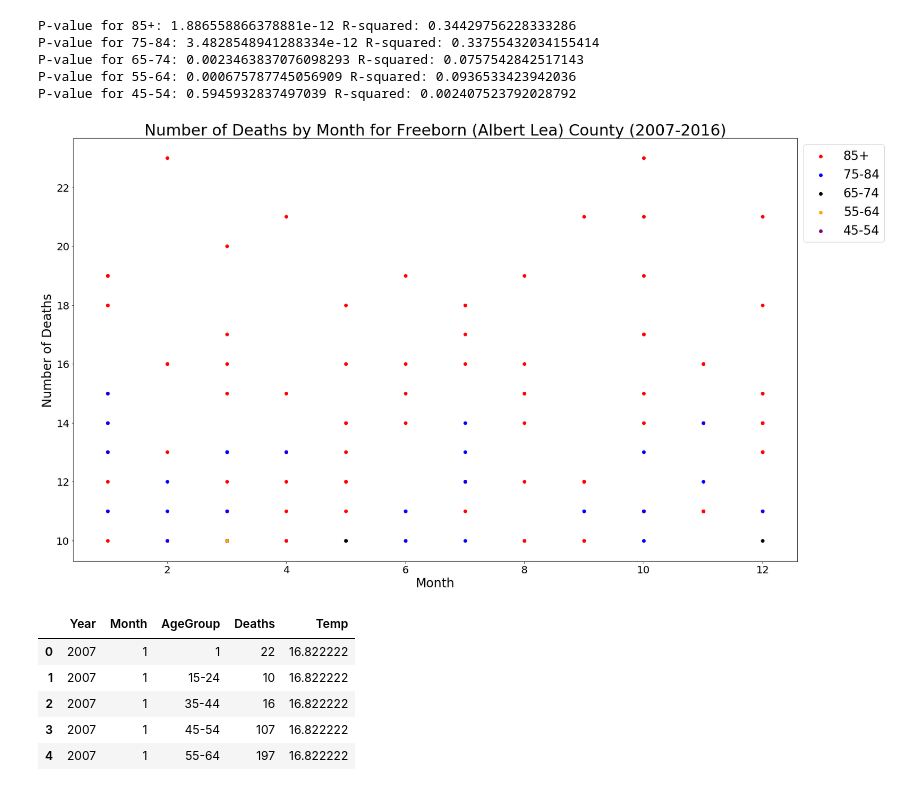
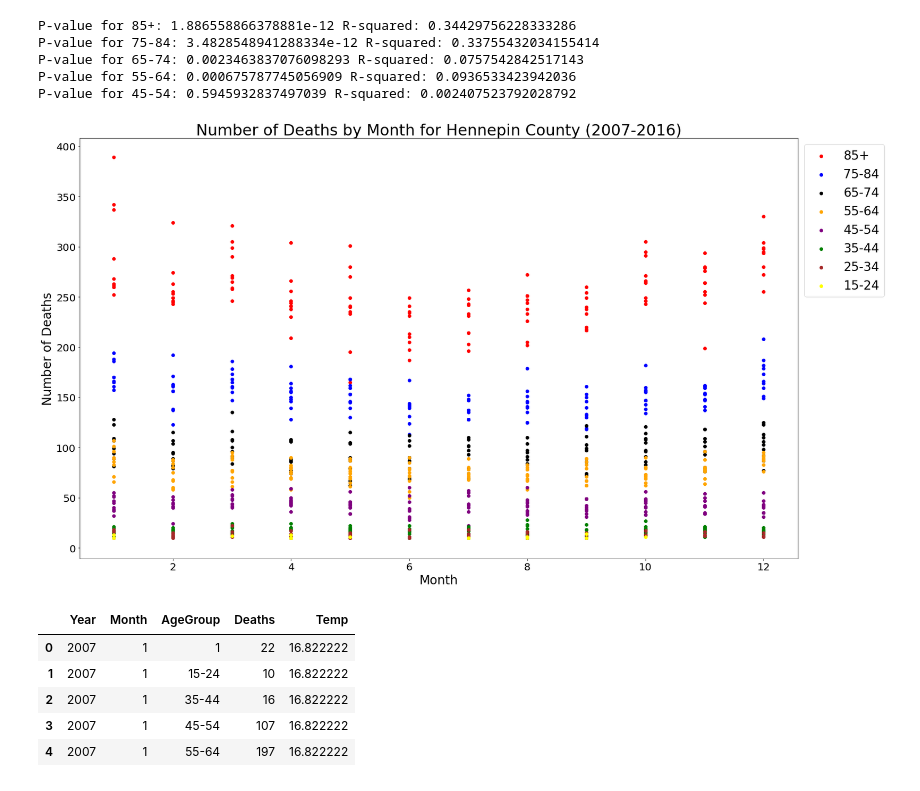
Before and after one commit to llreber/sparkmagicProject, a Jupyter notebook: Code/ClimateData.ipynb, the cells around one changed output. Saved outputs shown, nothing was run; the diff lists cells and outputs as text; code cells hidden in the pictures.

```diff
--- a/Code/ClimateData.ipynb
+++ b/Code/ClimateData.ipynb
@@ -100,23 +111,24 @@ P-value for 65-74: 0.0023463837076098293 R-squared: 0.0757542842517143
 P-value for 55-64: 0.000675787745056909 R-squared: 0.0936533423942036
 P-value for 45-54: 0.5945932837497039 R-squared: 0.002407523792028792
 # %%
+#plot the death rate by month for the different age groups
 plt.figure(figsize=(25,15))
 plt.scatter(x=group1["Month"], y=group1["Deaths"], color = "red", label = "85+")
 plt.scatter(x=group2["Month"], y=group2["Deaths"], color = "blue",label = "75-84")
 plt.scatter(x=group3["Month"], y=group3["Deaths"], color = "black",label = "65-74")
 plt.scatter(x=group4["Month"], y=group4["Deaths"], color = "orange",label = "55-64")
 plt.scatter(x=group5["Month"], y=group5["Deaths"], color = "purple",label = "45-54")
-#plt.scatter(x=group6["Month"], y=group6["Deaths"], color = "green",label = "35-44")
-#plt.scatter(x=group7["Month"], y=group7["Deaths"], color = "brown",label = "25-34")
-#plt.scatter(x=group8["Month"], y=group8["Deaths"], color = "yellow",label = "15-24")
+plt.scatter(x=group6["Month"], y=group6["Deaths"], color = "green",label = "35-44")
+plt.scatter(x=group7["Month"], y=group7["Deaths"], color = "brown",label = "25-34")
+plt.scatter(x=group8["Month"], y=group8["Deaths"], color = "yellow",label = "15-24")
 matplotlib.rc('xtick', labelsize=20)
 plt.xlabel("Month", fontsize=24)
 matplotlib.rc('ytick', labelsize=20)
 plt.ylabel("Number of Deaths", fontsize=24)
 plt.title("Number of Deaths by Month for Hennepin County (2007-2016)", fontsize=30)
 plt.legend(bbox_to_anchor=(1, 1), fontsize=24)
-#plt.savefig("../Images/FreebornByMonth.png")
+#plt.savefig("../Images/HennepinByMonth.png")
 plt.show()
 # %% [output]
-[figure, old version]
+[figure, new version]
 # %%
```
Also changed, not shown: parts of 13 cells of this notebook, 1 other file.
